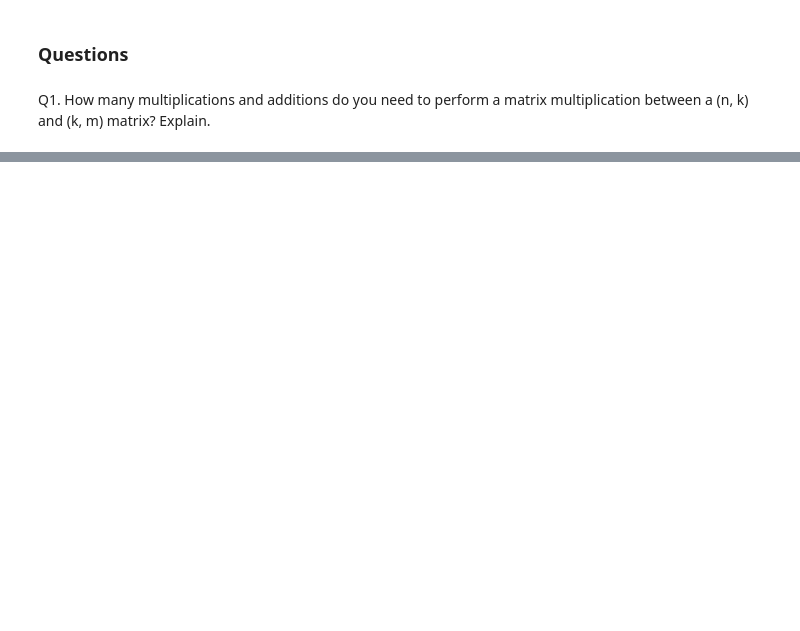
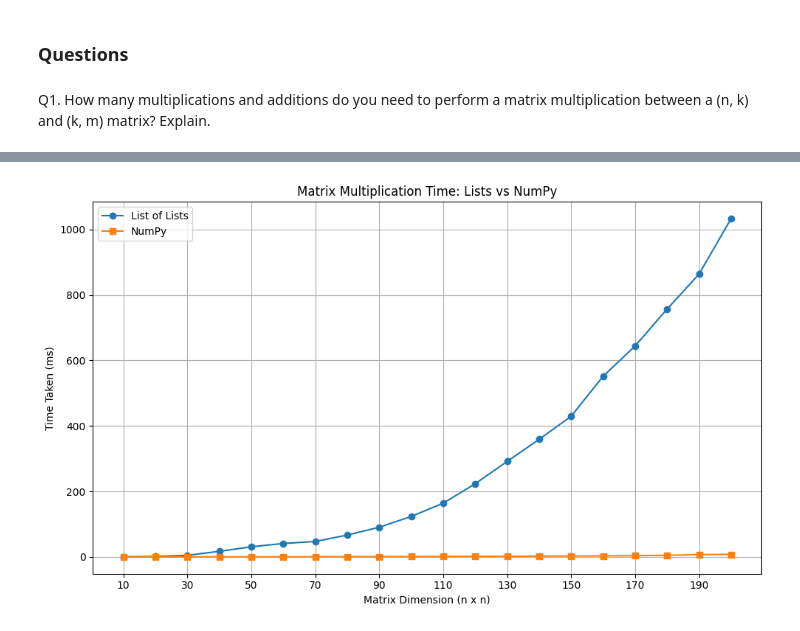
Before and after one commit to byteB8/es335, a Jupyter notebook: prerequisite/hello_ML.ipynb, the cells around one changed output, grey strips where cells are left out. Cells and saved outputs as stored; diff of their text form; code cells hidden in the pictures; blank space fills up the shorter version.

```diff
--- a/prerequisite/hello_ML.ipynb
+++ b/prerequisite/hello_ML.ipynb
@@ -23,0 +35,14 @@ $$ \text{Total multiplications count} = k * n * m $$
+# %%
+def generate_matrix_list(rows, cols, lb=1, ub=100):
+    return [[random.randint(lb, ub) for _ in range(cols)] for _ in range(rows)]
+# %%
+def list_matrix_multiply(A, B):
+    n = len(A)
+    k = len(B)
+    m = len(B[0])
+    C = [[0] * m for _ in range(n)]
+    for i in range(n):
+        for j in range(m):
+            for l in range(k):
+                C[i][j] += A[i][l] * B[l][j]
+    return C
@@ -23,0 +67,31 @@ $$ \text{Total multiplications count} = k * n * m $$
+# %%
+def run_benchmarks(start=10, end=200, step=10):
+    dims = list(range(start, end + 1, step))
+    list_times = []
+    numpy_times = []
+
+    for dim in dims:
+        # print(f"Benchmarking for dimension: {dim}x{dim}")
+        list_time, numpy_time = benchmark(dim)
+        list_times.append(list_time)
+        numpy_times.append(numpy_time)
+
+    return dims, list_times, numpy_times
+# %%
+def plot_results(dims, list_times, numpy_times):
+    plt.figure(figsize=(10, 6))
+    plt.plot(dims, list_times, label="List of Lists", marker='o')
+    plt.plot(dims, numpy_times, label="NumPy", marker='s')
+    plt.xlabel("Matrix Dimension (n x n)")
+    plt.ylabel("Time Taken (ms)")
+    plt.title("Matrix Multiplication Time: Lists vs NumPy")
+    plt.xticks(ticks=range(dims[0], dims[-1] + 1, 20))
+    plt.grid(True)
+    plt.legend()
+    plt.tight_layout()
+    plt.show()
+# %%
+dims, list_times, numpy_times = run_benchmarks()
+plot_results(dims, list_times, numpy_times)
+# %% [output]
+[figure, added]
```
Also changed, not shown: parts of 5 cells of this notebook.
